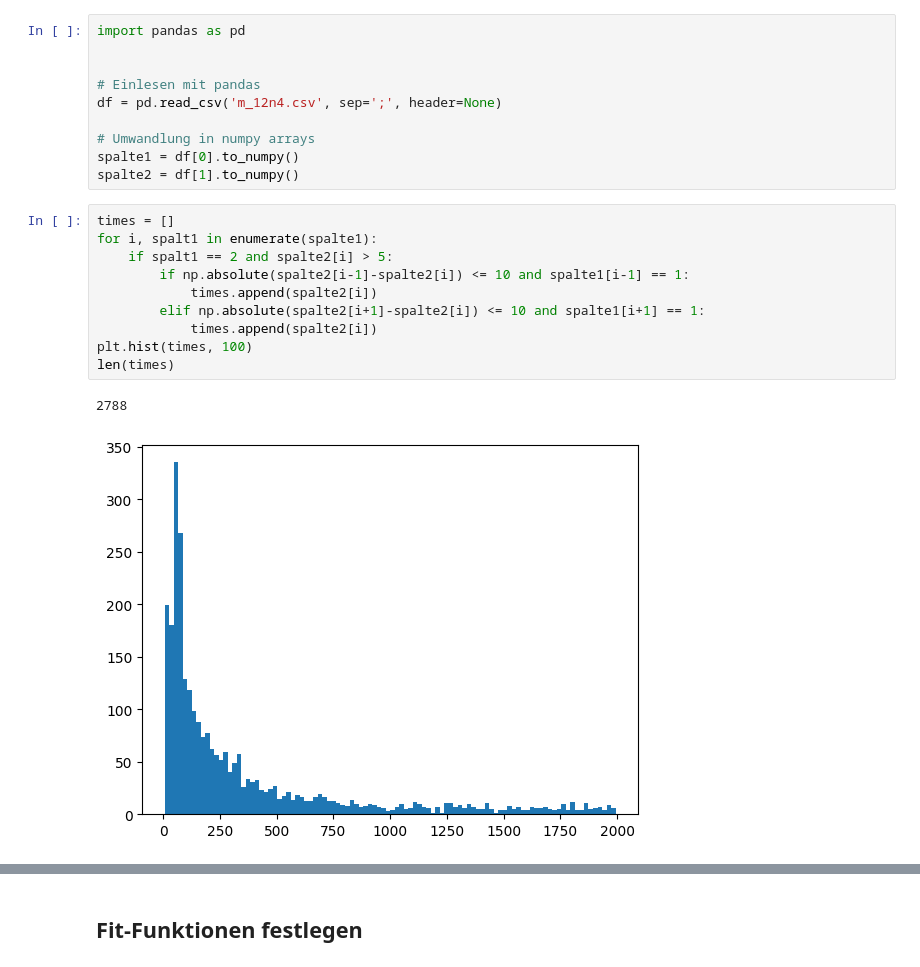
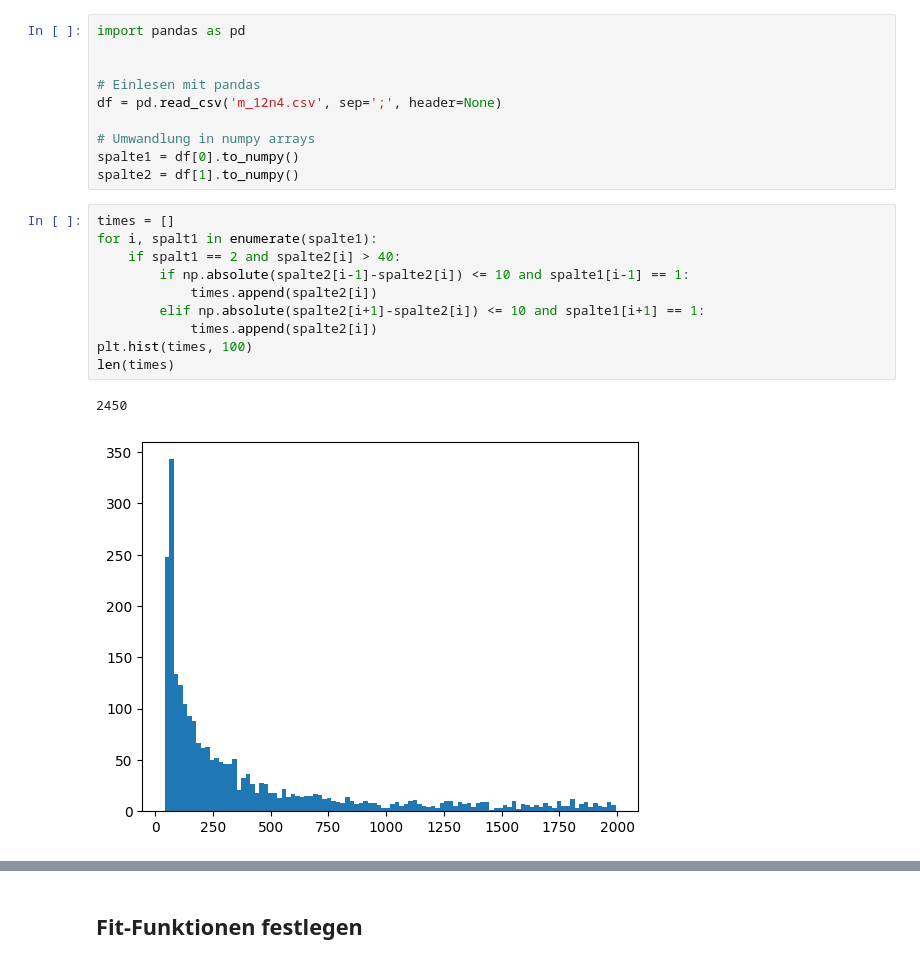
Before and after one commit to TimLockstedt/MP, a Jupyter notebook: FP6/A5/Plott_var_func_m12n4.ipynb, the cells around one changed output, grey strips where cells are left out. Drawn from its saved outputs; the diff is of its cells as text.

```diff
--- a/FP6/A5/Plott_var_func_m12n4.ipynb
+++ b/FP6/A5/Plott_var_func_m12n4.ipynb
@@ -392,14 +392,14 @@ spalte2 = df[1].to_numpy()
 # %%
 times = []
 for i, spalt1 in enumerate(spalte1):
-    if spalt1 == 2 and spalte2[i] > 5:
+    if spalt1 == 2 and spalte2[i] > 40:
         if np.absolute(spalte2[i-1]-spalte2[i]) <= 10 and spalte1[i-1] == 1:
             times.append(spalte2[i])
         elif np.absolute(spalte2[i+1]-spalte2[i]) <= 10 and spalte1[i+1] == 1:
             times.append(spalte2[i])
 plt.hist(times, 100)
 len(times)
 # %% [output]
-2788
+2450
-[figure, old version]
+[figure, new version]
 # %%
```
Also changed, not shown: parts of 7 cells of this notebook, 13 other files.
